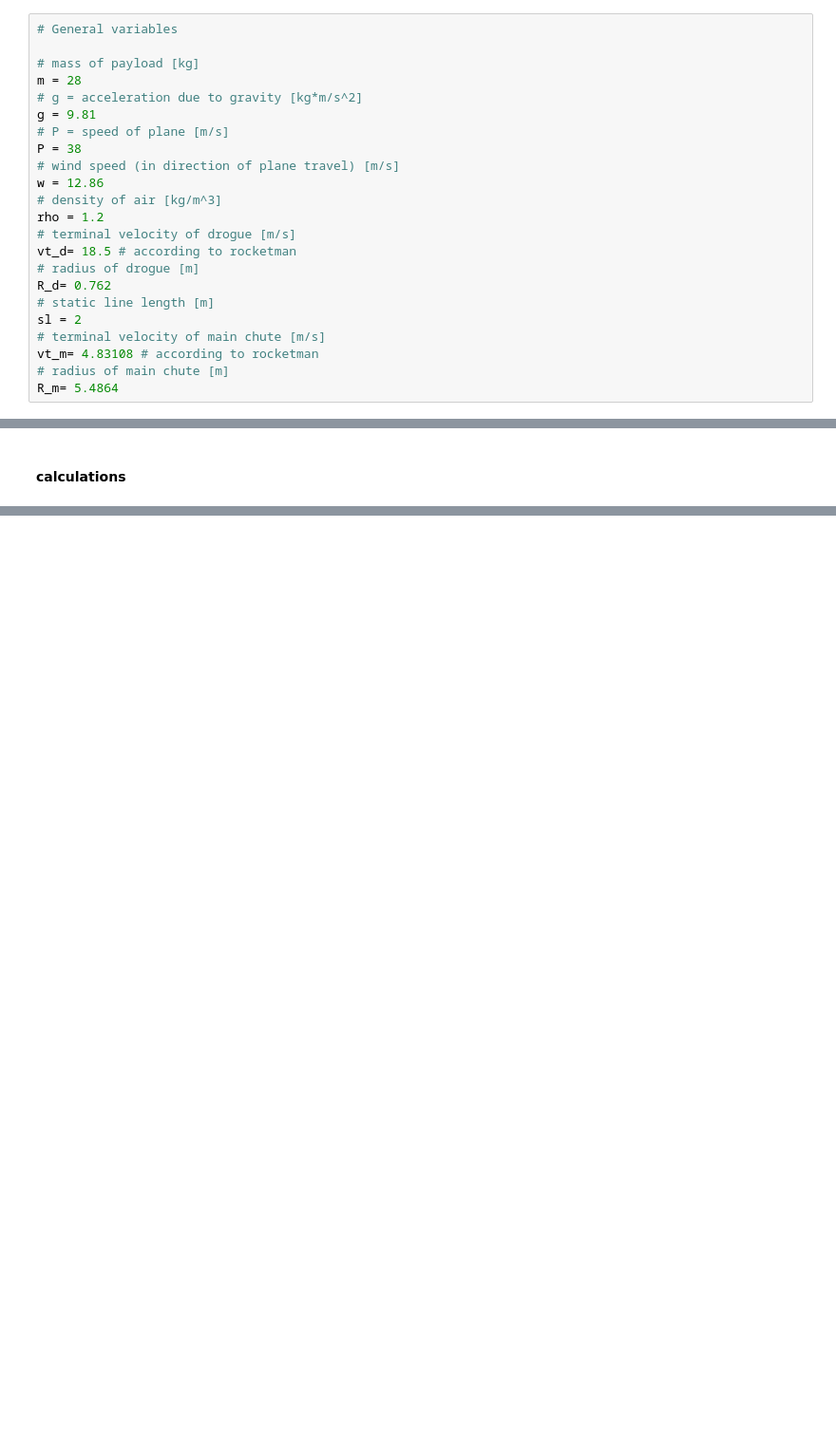
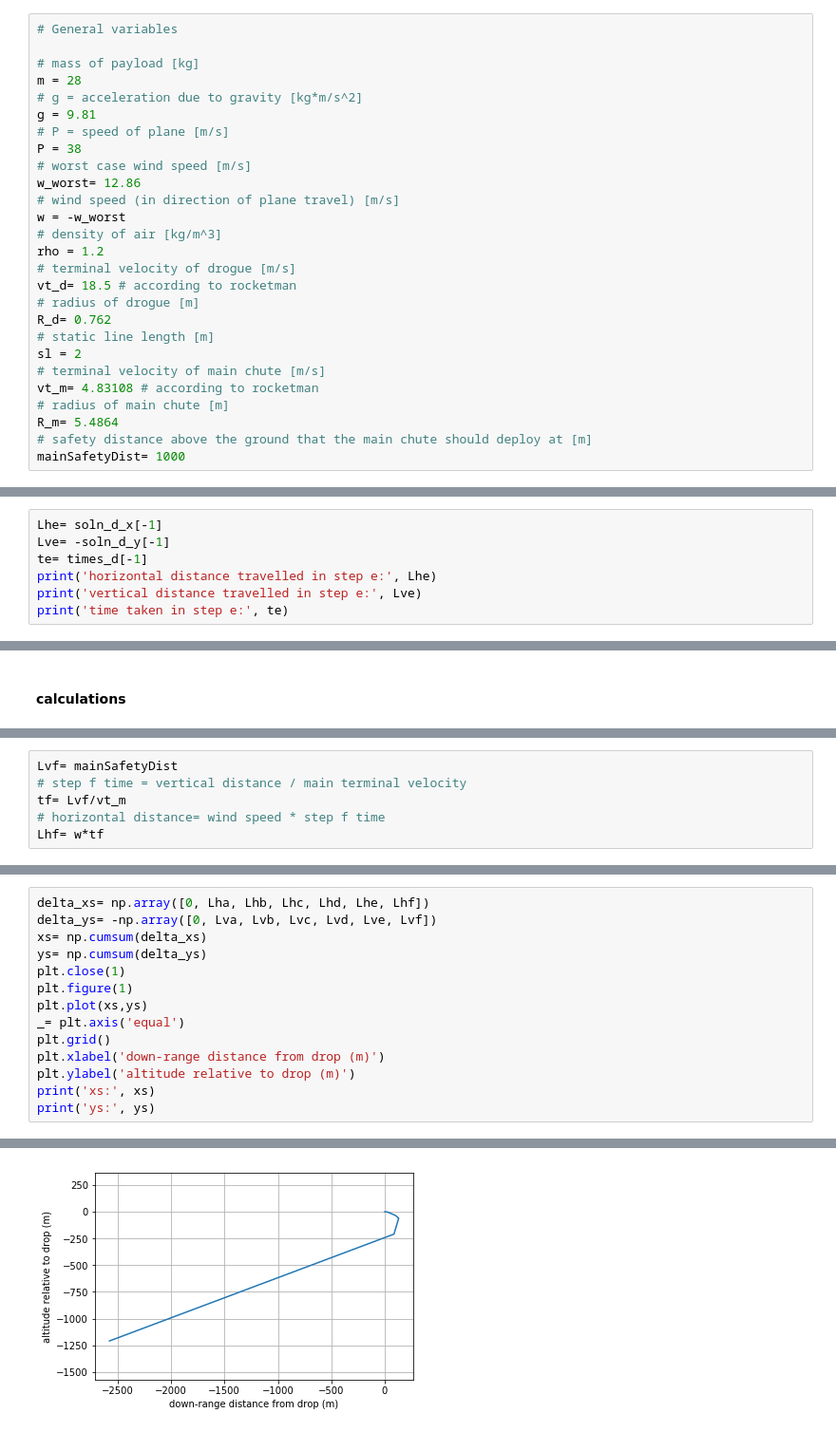
Before and after one commit to psas/lv3.0-recovery, a Jupyter notebook: Drop_Test_Calculations.ipynb, the cells around one changed output, grey strips where cells are left out. Shown at 95% size. Saved outputs shown, nothing was run; the diff lists cells and outputs as text; blank space fills up the shorter version.

```diff
--- a/Drop_Test_Calculations.ipynb
+++ b/Drop_Test_Calculations.ipynb
@@ -32,8 +32,10 @@ m = 28
 g = 9.81
 # P = speed of plane [m/s]
 P = 38
+# worst case wind speed [m/s]
+w_worst= 12.86
 # wind speed (in direction of plane travel) [m/s]
-w = 12.86
+w = -w_worst
 # density of air [kg/m^3]
 rho = 1.2
 # terminal velocity of drogue [m/s]
@@ -46,6 +48,8 @@ sl = 2
 vt_m= 4.83108 # according to rocketman
 # radius of main chute [m]
 R_m= 5.4864
+# safety distance above the ground that the main chute should deploy at [m]
+mainSafetyDist= 1000
 # %% [markdown]
 ## Calculations
 # %% [markdown]
@@ -328,0 +337,7 @@ plt.ylabel('vertical acceleration (m/s^2)')
+# %%
+Lhe= soln_d_x[-1]
+Lve= -soln_d_y[-1]
+te= times_d[-1]
+print('horizontal distance travelled in step e:', Lhe)
+print('vertical distance travelled in step e:', Lve)
+print('time taken in step e:', te)
@@ -468 +463,7 @@ soln_m_xddot= np.diff([s[2] for s in soln_m]) # x acceleration
+# %%
+Lvf= mainSafetyDist
+# step f time = vertical distance / main terminal velocity
+tf= Lvf/vt_m
+# horizontal distance= wind speed * step f time
+Lhf= w*tf
 # %% [markdown]
@@ -515,0 +492,15 @@ print('TOTAL VERTICAL DISTANCE DESCENDED', Y_TOT, 'm')
+# %%
+delta_xs= np.array([0, Lha, Lhb, Lhc, Lhd, Lhe, Lhf])
+delta_ys= -np.array([0, Lva, Lvb, Lvc, Lvd, Lve, Lvf])
+xs= np.cumsum(delta_xs)
+ys= np.cumsum(delta_ys)
+plt.close(1)
+plt.figure(1)
+plt.plot(xs,ys)
+_= plt.axis('equal')
+plt.grid()
+plt.xlabel('down-range distance from drop (m)')
+plt.ylabel('altitude relative to drop (m)')
+print('xs:', xs)
+print('ys:', ys)
+# %% [output]
@@ -515,0 +511 @@ print('TOTAL VERTICAL DISTANCE DESCENDED', Y_TOT, 'm')
+[figure, added]
```
Also changed, not shown: parts of 14 cells of this notebook, 1 other file.
